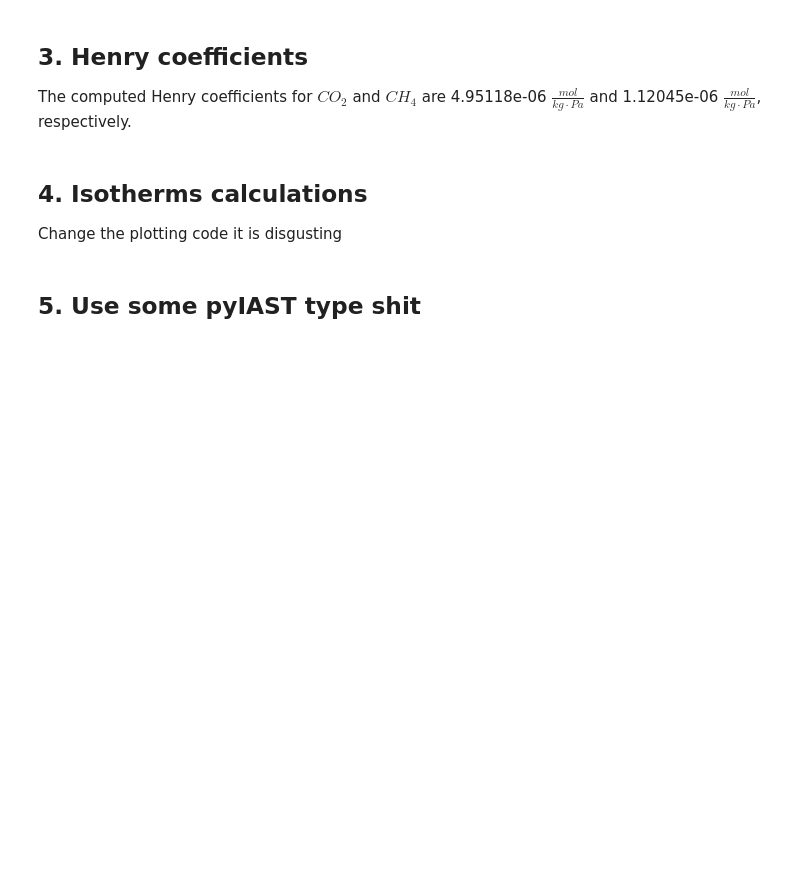
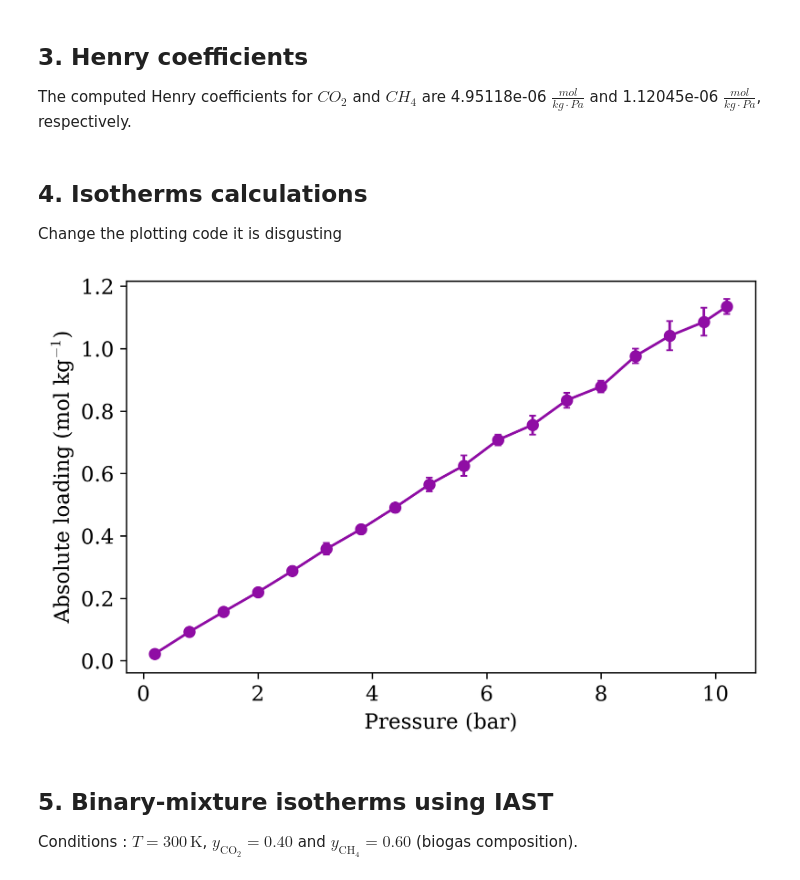
Before and after one commit to BogdanFilipchuk/CH-315-modeling-lab, a Jupyter notebook: Block_2/assignment_2/assignment2.ipynb, the cells around one changed output. Drawn from its saved outputs; the diff is of its cells as text; code cells hidden in the pictures; blank space fills up the shorter version.

Commit message:
Complete assignment 2 question 5 with IAST mixture isotherms

```diff
--- a/Block_2/assignment_2/assignment2.ipynb
+++ b/Block_2/assignment_2/assignment2.ipynb
@@ -26,33 +26,37 @@ Change the plotting code it is disgusting
 # %%
 import ast
 import csv
 import matplotlib.pyplot as plt
 
-with open("ch4_isotherm.csv", newline="") as file:
+with open("ch4_results.csv", newline="") as file:
     data = {row["Key"]: row["Value"] for row in csv.DictReader(file)}
 
 iso = ast.literal_eval(data["isotherm"])
 pressure = iso["pressure"]
 loading = iso["loading_absolute_average"]
 
 plt.rcParams.update({
     "font.family": "serif",
     "mathtext.fontset": "cm",
     "font.size": 12,
 })
 
 fig, ax = plt.subplots(figsize=(6, 4), dpi=300)
 ax.errorbar(
     iso["pressure"],
     iso["loading_absolute_average"],
     yerr=iso["loading_absolute_dev"],
     fmt="o-",
     color=plt.colormaps["plasma"](0.30),
     capsize=2,
 )
 
 ax.set(xlabel="Pressure (bar)", ylabel=r"Absolute loading (mol kg$^{-1}$)")
 fig.tight_layout()
 plt.show()
+# %% [output]
+[figure, added]
 # %% [markdown]
-## 5. Use some pyIAST type shit
+## 5. Binary-mixture isotherms using IAST
+
+Conditions : $T = 300\,\mathrm{K}$, $y_{\mathrm{CO_2}}=0.40$ and $y_{\mathrm{CH_4}}=0.60$ (biogas composition).
```
Also changed, not shown: parts of 1 cell of this notebook, 2 other files.
